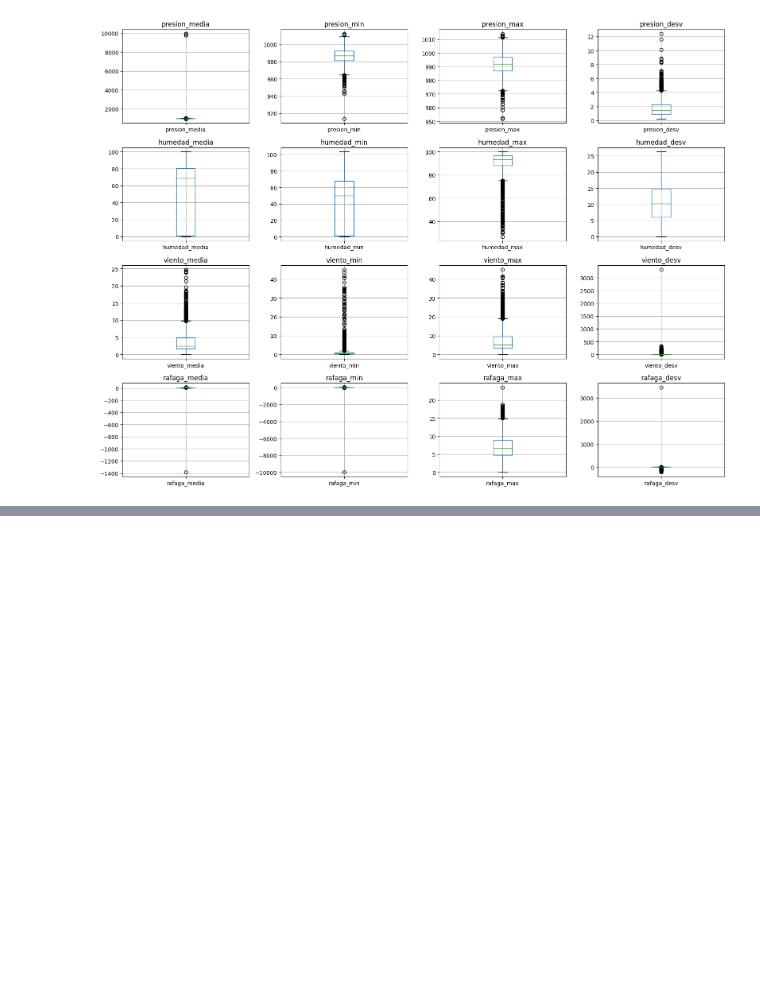
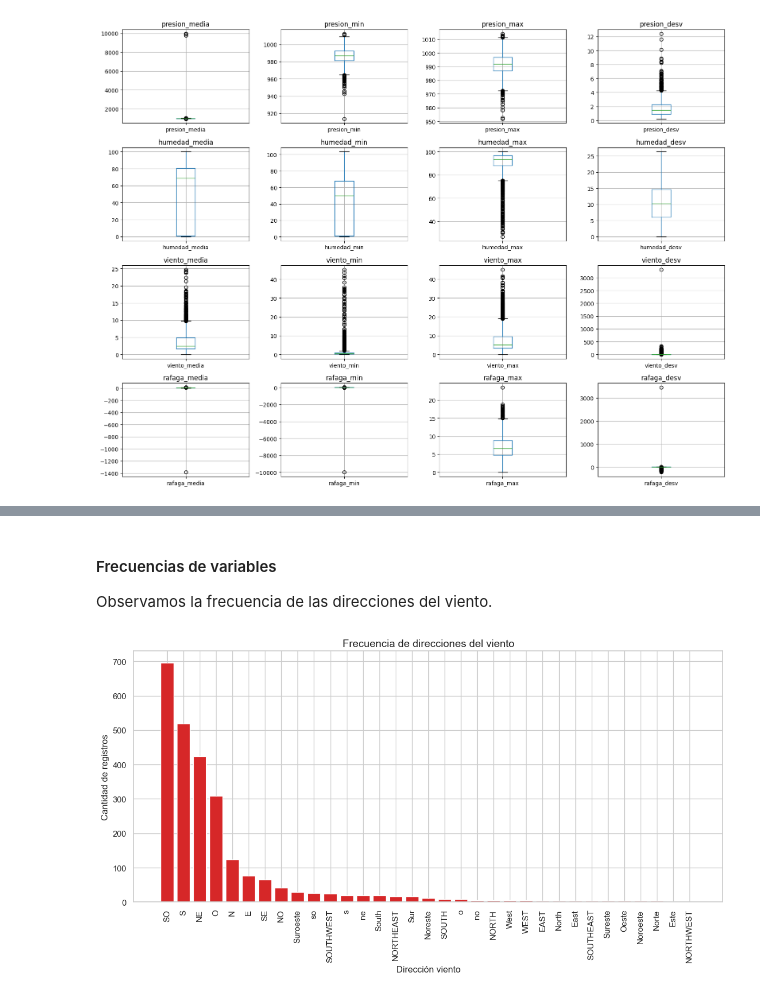
Before and after one commit to cmolina12/Laboratorio-1, a Jupyter notebook: regresion.ipynb, the cells around one changed output, grey strips where cells are left out. Cells and saved outputs as stored; diff of their text form; code cells hidden in the pictures; blank space fills up the shorter version.

```diff
--- a/regresion.ipynb
+++ b/regresion.ipynb
@@ -968,0 +440,22 @@ En este notebook aprendiste a cargar y manipular un conjunto de datos utilizando
+# %% [markdown]
+#### Frecuencias de variables
+
+Observamos la frecuencia de las direcciones del viento.
+# %%
+plt.figure(figsize=(14, 6))
+
+viento_counts = data['sector_viento'].value_counts()
+
+plt.bar(
+    viento_counts.index,
+    viento_counts.values,
+    color='#d62728'
+)
+
+plt.title('Frecuencia de direcciones del viento', fontsize=14)
+plt.xlabel('Dirección viento')
+plt.ylabel('Cantidad de registros')
+plt.xticks(rotation=90)
+plt.show()
+# %% [output]
+[figure, added]
```
Also changed, not shown: parts of 98 cells of this notebook, 1 other file.
